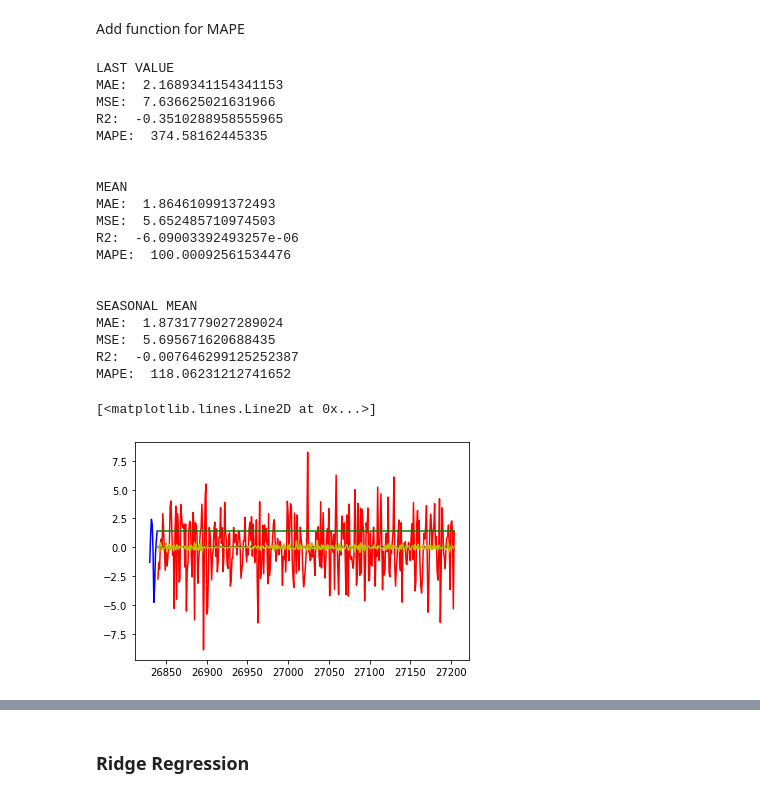
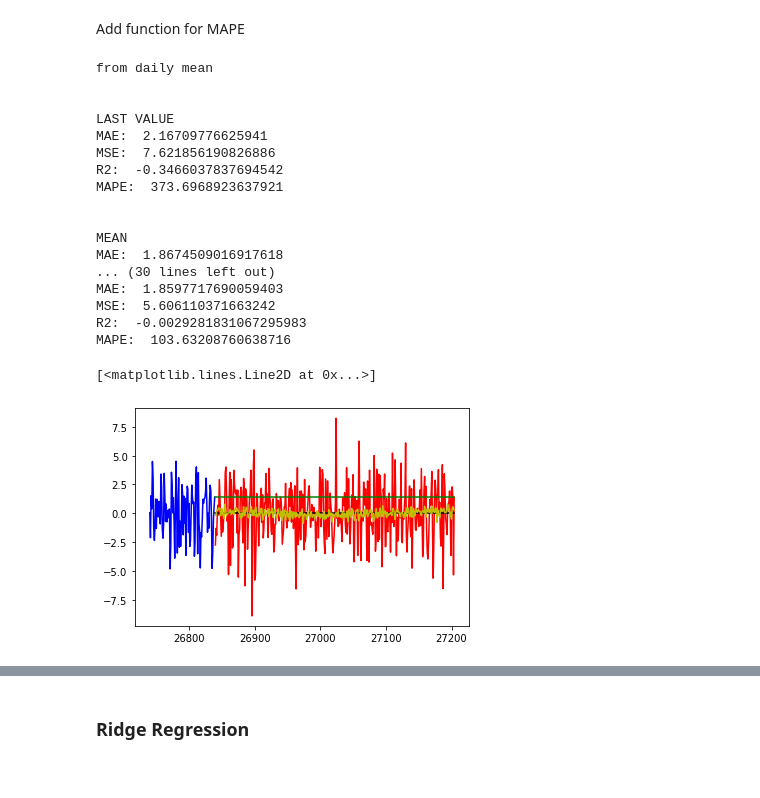
Before and after one commit to senzelden/projects, a Jupyter notebook: week_05/weather_berlin_tempelhof.ipynb, the cells around one changed output, grey strips where cells are left out. Cells and saved outputs as stored; diff of their text form; code cells hidden in the pictures.

```diff
--- a/week_05/weather_berlin_tempelhof.ipynb
+++ b/week_05/weather_berlin_tempelhof.ipynb
@@ -187,9 +216,12 @@ Train-test-split
 # %%
 xtrain = df45.reset_index().index.tolist()[:-365]
 xtest = df45.reset_index().index.tolist()[-365:]
-ytrain = df45['deseasonalized'].tolist()[:-365]
-ytrain[0] = 0
-ytest = df45['deseasonalized'].tolist()[-365:]
+ytrain_d = df45['deseasonalized_d'].tolist()[:-365]
+ytrain_d[0] = 0
+ytest_d = df45['deseasonalized_d'].tolist()[-365:]
+ytrain_m = df45['deseasonalized_m'].tolist()[:-365]
+ytrain_m[0] = 0
+ytest_m = df45['deseasonalized_m'].tolist()[-365:]
 # %%
 # remove February 29 from training data to make calculation of daily mean easier
 # index 845 = 29.02.1948
@@ -206,2 +238,5 @@ ypred_last = ytrain[-1:] * len(xtest)
+# %%
+ypred_last_d = ytrain_d[-1:] * len(xtest)
+ypred_last_m = ytrain_m[-1:] * len(xtest)
 # %% [markdown]
 ### 2. Forecast the mean
@@ -211,3 +243,9 @@ ypred_mean = [mean] * len(xtest)
+# %%
+mean_d = sum(ytrain_d) / len(ytrain_d)
+ypred_mean_d = [mean_d] * len(xtest)
+
+mean_m = sum(ytrain_m) / len(ytrain_m)
+ypred_mean_m = [mean_m] * len(xtest)
 # %% [markdown]
 ### 3. Seasonal mean
 # %%
@@ -218,0 +257,2 @@ for i, j in enumerate(xtest):
+# %%
+ypred_sm_d = df45['daily_mean'].tolist()[-365:]
@@ -236,45 +272,47 @@ def rmsle(y, y_pred):
 # %%
 from sklearn.metrics import mean_absolute_error, mean_squared_error, r2_score
 
-naive_forecasts = {"Last value": ypred_last, "Mean": ypred_mean, "Seasonal mean": ypred_sm}
+naive_forecasts = {"Last value": [ypred_last_d, ypred_last_m], "Mean": [ypred_mean_d, ypred_last_m], "Seasonal mean": [ypred_sm_d, ypred_sm_m]}
+seasonality = {"from daily mean": ytest_d, "from monthly mean": ytest_m}
 
-for key,value in naive_forecasts.items():
-    print(key.upper())
-    print("MAE: ", mean_absolute_error(ytest, value))
-    print("MSE: ", mean_squared_error(ytest, value))
-    print("R2: ", r2_score(ytest, value))
-    print("MAPE: ", mean_absolute_percentage_error(ytest, value))
-    # print("RMSLE: ", rmsle(np.log(ytest), np.log(value)))
+for i in range(len(seasonality)):
+    print(list(seasonality.keys())[i])
     print("\n")
+    for key,value in naive_forecasts.items():
+        print(key.upper())
+        print("MAE: ", mean_absolute_error(list(seasonality.values())[i], value[i]))
+        print("MSE: ", mean_squared_error(list(seasonality.values())[i], value[i]))
+        print("R2: ", r2_score(list(seasonality.values())[i], value[i]))
+        print("MAPE: ", mean_absolute_percentage_error(list(seasonality.values())[i], value[i]))
+        # print("RMSLE: ", rmsle(np.log(ytest), np.log(value)))
+        print("\n")
 # %% [output]
+from daily mean
+
+
 LAST VALUE
-MAE:  2.1689341154341153
-MSE:  7.636625021631966
-R2:  -0.3510288958555965
-MAPE:  374.58162445335
+MAE:  2.16709776625941
+MSE:  7.621856190826886
+R2:  -0.3466037837694542
+MAPE:  373.6968923637921
 
 
 MEAN
-MAE:  1.864610991372493
-MSE:  5.652485710974503
-R2:  -6.09003392493257e-06
-MAPE:  100.00092561534476
-
-
-SEASONAL MEAN
-MAE:  1.8731779027289024
-MSE:  5.695671620688435
-R2:  -0.007646299125252387
-MAPE:  118.06231212741652
+MAE:  1.8674509016917618
+... (30 lines left out)
+MAE:  1.8597717690059403
+MSE:  5.606110371663242
+R2:  -0.0029281831067295983
+MAPE:  103.63208760638716
 # %%
 from matplotlib import pyplot as plt
 %matplotlib inline
 
-plt.plot(xtrain[-10:], ytrain[-10:], 'b-')
-plt.plot(xtest, ytest, 'r-')
-plt.plot(xtest, ypred_last, 'g-')
-plt.plot(xtest, ypred_mean, 'k-')
-plt.plot(xtest, ypred_sm, 'y-')
+plt.plot(xtrain[-100:], ytrain_d[-100:], 'b-')
+plt.plot(xtest, ytest_d, 'r-')
+plt.plot(xtest, ypred_last_d, 'g-')
+plt.plot(xtest, ypred_mean_d, 'k-')
+plt.plot(xtest, ypred_sm_d, 'y-')
 # %% [output]
 [<matplotlib.lines.Line2D at 0x...>]
-[figure, old version]
+[figure, new version]
```
Also changed, not shown: parts of 38 cells of this notebook.
